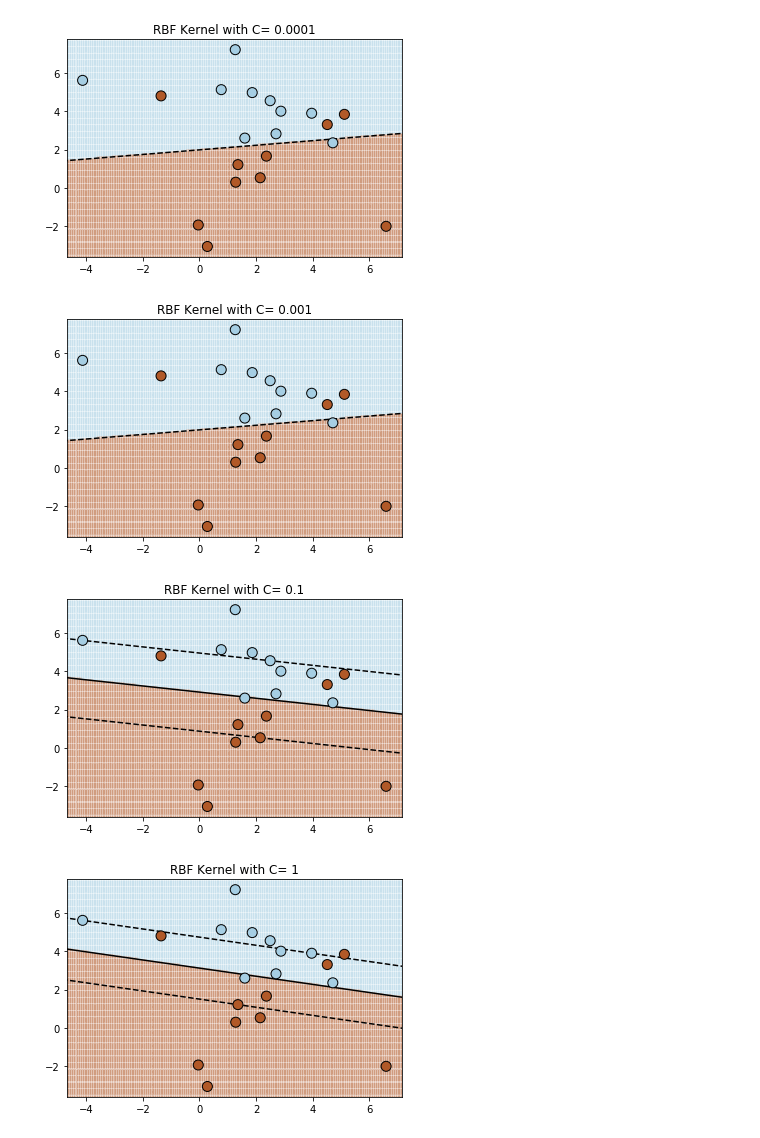
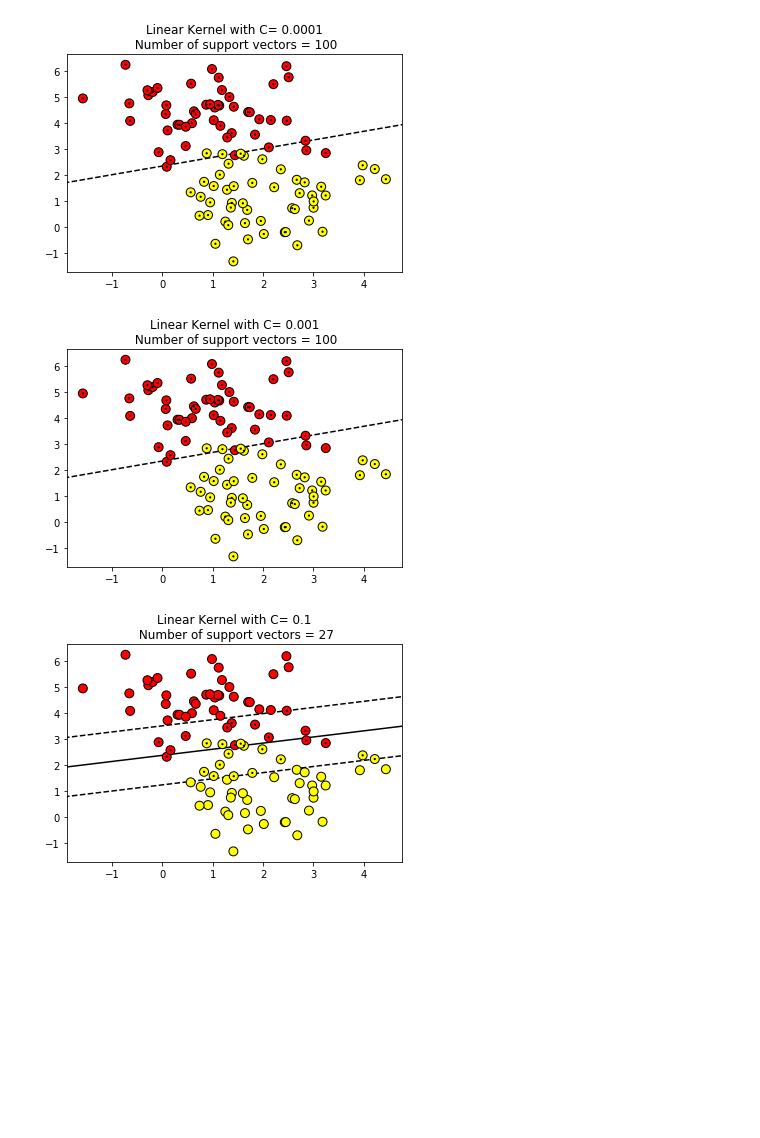
Before and after one commit to lhanappa/nipunbatra.github.io, a Jupyter notebook: teaching/ml-spring-19/notebooks/svm-soft-margin.ipynb, the cells around one changed output. Drawn from its saved outputs; the diff is of its cells as text; code cells hidden in the pictures; blank space fills up the shorter version.

```diff
--- a/teaching/ml-spring-19/notebooks/svm-soft-margin.ipynb
+++ b/teaching/ml-spring-19/notebooks/svm-soft-margin.ipynb
@@ -7,5 +7,5 @@ from matplotlib import cm
 # %%
 from sklearn.datasets import make_blobs
 # %%
-X, y = make_blobs(centers=2, n_samples=20, random_state=0, cluster_std=2)
+X, y = make_blobs(centers=2, n_samples=100, random_state=0, cluster_std=1)
 # %%
@@ -16,37 +16,40 @@ plt.gca().set_aspect('equal')
 # %%
 from sklearn import svm
 X_train = X
 y_train = y
 kernel = 'linear'
-for fig_num, C in enumerate([0.0001, 0.001, 0.1, 1, 100, 10000]):
+for fig_num, C in enumerate([0.0001, 0.001, 0.1, 1, 100, 10000, 10e6][:3]):
     clf = svm.SVC(kernel=kernel,C = C )
     clf.fit(X, y)
 
     plt.figure(fig_num)
     plt.clf()
-    plt.scatter(X[:, 0], X[:, 1], c=y, zorder=10, cmap=plt.cm.Paired,
-                edgecolor='k', s=100)
+    plt.scatter(X[:, 0], X[:, 1], c=y, zorder=10, cmap=plt.cm.autumn,
+                edgecolor='k',s=80)
 
 
     plt.axis('tight')
     x_min = X[:, 0].min()-1
     x_max = X[:, 0].max()+1
     y_min = X[:, 1].min()-1
     y_max = X[:, 1].max()+1
 
     XX, YY = np.mgrid[x_min:x_max:200j, y_min:y_max:200j]
     Z = clf.decision_function(np.c_[XX.ravel(), YY.ravel()])
 
     # Put the result into a color plot
     Z = Z.reshape(XX.shape)
-    plt.pcolormesh(XX, YY, Z > 0, cmap=plt.cm.Paired, alpha=0.2)
+    #plt.pcolormesh(XX, YY, Z > 0, cmap=plt.cm.autumn, alpha=0.2)
 
     plt.contour(XX, YY, Z, colors=['k', 'k', 'k'],
                 linestyles=['--', '-', '--'], levels=[-1, 0, 1])
+    plt.scatter(clf.support_vectors_[:, 0],
+                clf.support_vectors_[:, 1],
+                s=5, lw=0.001, facecolors='none',zorder=10,c='k', edgecolors='none');
 
-    plt.title("RBF Kernel with C= {}".format(C))
+
+    plt.title("Linear Kernel with C= {}\n Number of support vectors = {}".format(C, len(clf.support_vectors_)))
 # %% [output]
-[figure, old version]
+[figure, new version]
-[figure, old version]
+[figure, new version]
-[figure, old version]
+[figure, new version]
-[figure, removed]
```
Also changed, not shown: parts of 2 cells of this notebook.
